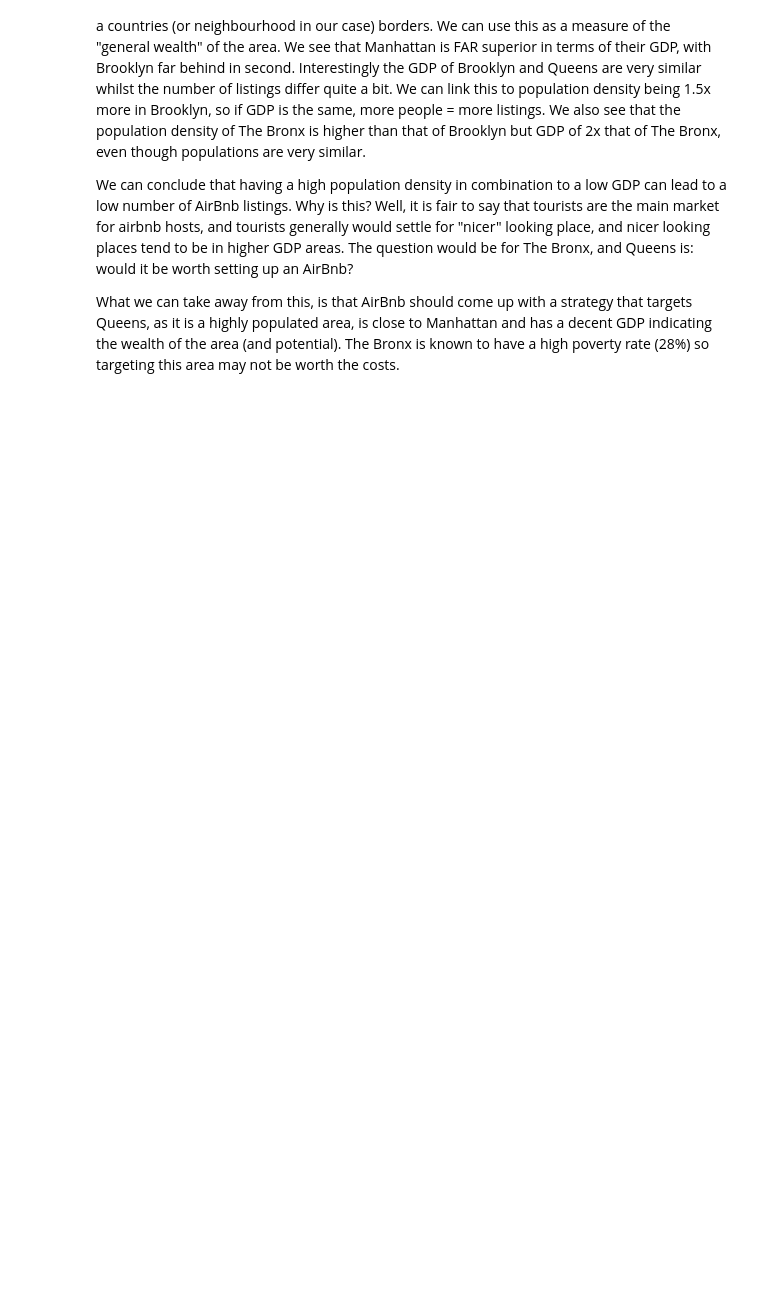
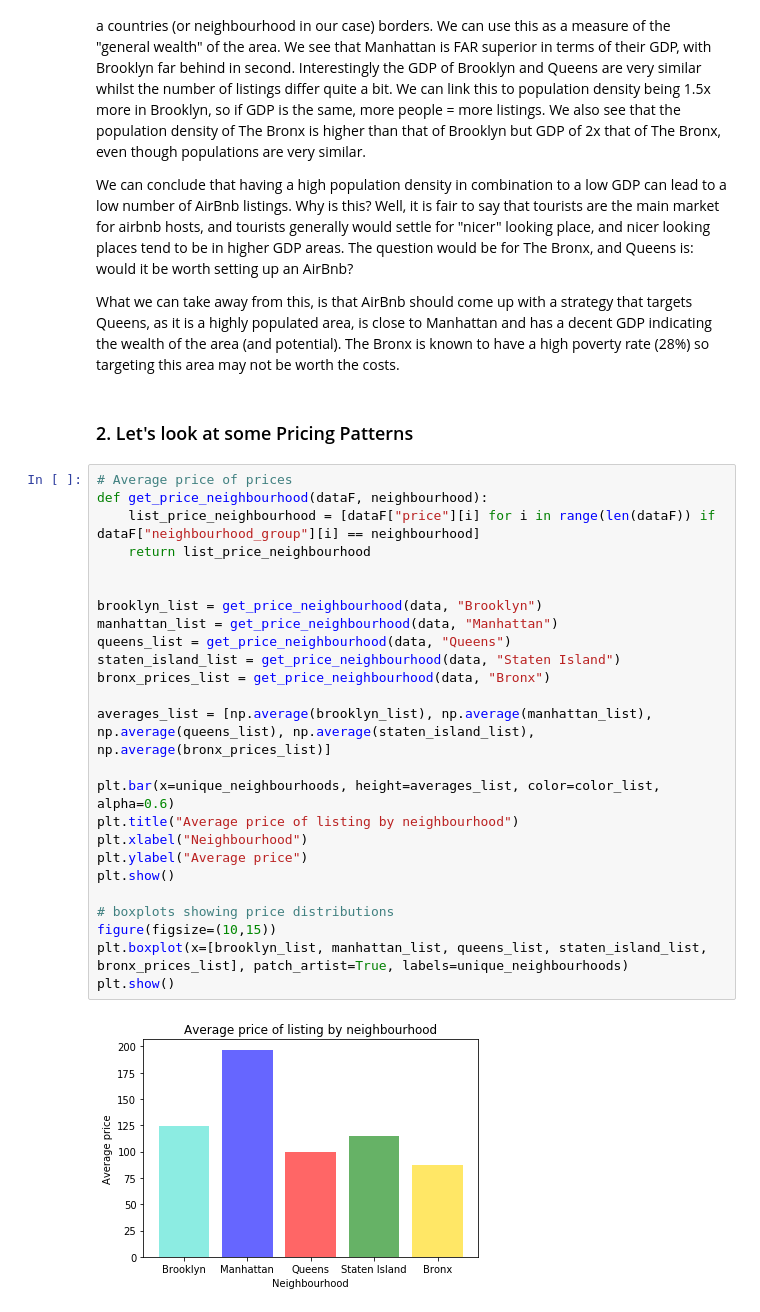
Before and after one commit to mben429/Data-Analytics, a Jupyter notebook: AirBnb_Analysis/AirbnbAnalysis.ipynb, the cells around one changed output. Saved outputs shown, nothing was run; the diff lists cells and outputs as text; blank space fills up the shorter version.

```diff
--- a/AirBnb_Analysis/AirbnbAnalysis.ipynb
+++ b/AirBnb_Analysis/AirbnbAnalysis.ipynb
@@ -132,3 +135,32 @@ Remember GDP is a measure of how the total value of final goods and services pro
 We can conclude that having a high population density in combination to a low GDP can lead to a low number of AirBnb listings. Why is this? Well, it is fair to say that tourists are the main market for airbnb hosts, and tourists generally would settle for "nicer" looking place, and nicer looking places tend to be in higher GDP areas. The question would be for The Bronx, and Queens is: would it be worth setting up an AirBnb?
 
 What we can take away from this, is that AirBnb should come up with a strategy that targets Queens, as it is a highly populated area, is close to Manhattan and has a decent GDP indicating the wealth of the area (and potential). The Bronx is known to have a high poverty rate (28%) so targeting this area may not be worth the costs.
+# %% [markdown]
+### 2. Let's look at some Pricing Patterns
+# %%
+# Average price of prices
+def get_price_neighbourhood(dataF, neighbourhood):
+    list_price_neighbourhood = [dataF["price"][i] for i in range(len(dataF)) if dataF["neighbourhood_group"][i] == neighbourhood]
+    return list_price_neighbourhood
+
+
+brooklyn_list = get_price_neighbourhood(data, "Brooklyn")
+manhattan_list = get_price_neighbourhood(data, "Manhattan")
+queens_list = get_price_neighbourhood(data, "Queens")
+staten_island_list = get_price_neighbourhood(data, "Staten Island")
+bronx_prices_list = get_price_neighbourhood(data, "Bronx")
+
+averages_list = [np.average(brooklyn_list), np.average(manhattan_list), np.average(queens_list), np.average(staten_island_list), np.average(bronx_prices_list)]
+
+plt.bar(x=unique_neighbourhoods, height=averages_list, color=color_list, alpha=0.6)
+plt.title("Average price of listing by neighbourhood")
+plt.xlabel("Neighbourhood")
+plt.ylabel("Average price")
+plt.show()
+
+# boxplots showing price distributions
+figure(figsize=(10,15))
+plt.boxplot(x=[brooklyn_list, manhattan_list, queens_list, staten_island_list, bronx_prices_list], patch_artist=True, labels=unique_neighbourhoods)
+plt.show()
+# %% [output]
+[figure, added]
```
Also changed, not shown: parts of 7 cells of this notebook.
